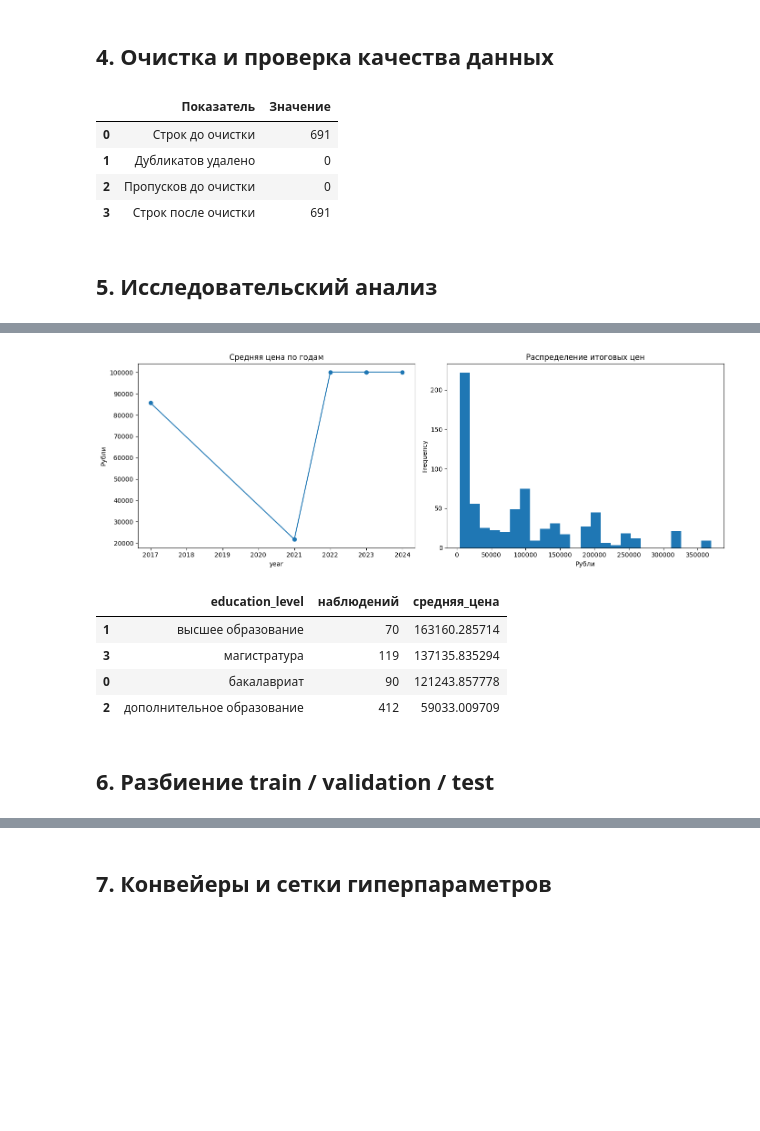
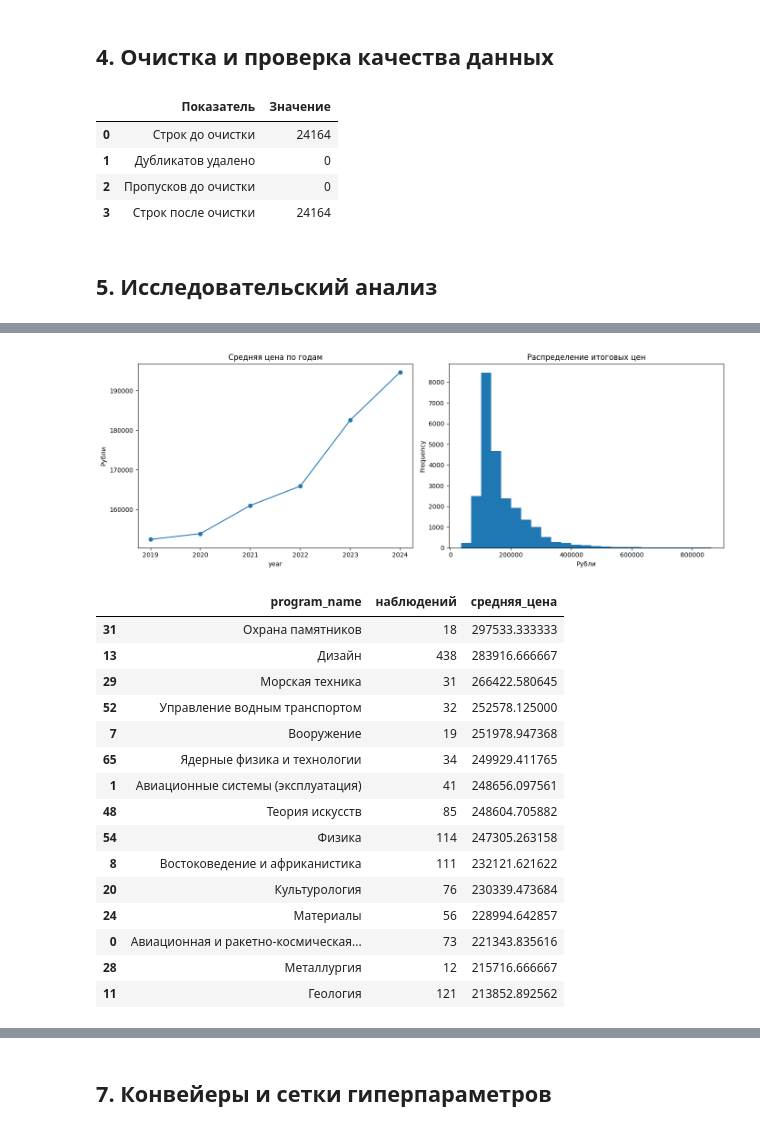
Before and after one commit to Kathrin-23/muiv_costs, a Jupyter notebook: ml/train_model.ipynb, the cells around one changed output, grey strips where cells are left out. Cells and saved outputs as stored; diff of their text form; code cells hidden in the pictures; blank space fills up the shorter version.

```diff
--- a/ml/train_model.ipynb
+++ b/ml/train_model.ipynb
@@ -98,12 +98,11 @@ URL набора: https://raw.githubusercontent.com/Kathrin-23/muiv_costs/main/d
 ## 4. Очистка и проверка качества данных
 # %%
 FEATURE_COLUMNS = [
-    "year", "region", "education_level", "program_name", "study_format",
-    "duration_months", "base_price", "competitor_price", "demand_index",
-    "salary_index", "advertising_spend", "discount_percent", "student_count",
+    "year", "organization", "program_name", "base_price", "competitor_price",
+    "student_count", "admission_score", "salary_index",
 ]
 TARGET_COLUMN = "final_price"
-CATEGORICAL_COLUMNS = ["region", "education_level", "program_name", "study_format"]
+CATEGORICAL_COLUMNS = ["organization", "program_name"]
 NUMERIC_COLUMNS = [column for column in FEATURE_COLUMNS if column not in CATEGORICAL_COLUMNS]
 REQUIRED_COLUMNS = FEATURE_COLUMNS + [TARGET_COLUMN]
 
@@ -130,10 +129,10 @@ display(quality)
 assert not clean.empty and clean.isna().sum().sum() == 0
 # %% [output]
 |  | Показатель | Значение |
-| 0 | Строк до очистки | 691 |
+| 0 | Строк до очистки | 24164 |
 | 1 | Дубликатов удалено | 0 |
 | 2 | Пропусков до очистки | 0 |
-| 3 | Строк после очистки | 691 |
+| 3 | Строк после очистки | 24164 |
 # %% [markdown]
 ## 5. Исследовательский анализ
 # %%
@@ -148,9 +147,10 @@ plt.tight_layout()
 plt.show()
 
 display(
-    clean.groupby("education_level", as_index=False)
+    clean.groupby("program_name", as_index=False)
     .agg(наблюдений=("final_price", "size"), средняя_цена=("final_price", "mean"))
     .sort_values("средняя_цена", ascending=False)
+    .head(15)
 )
 # %% [output]
 |  | count | unique | top | freq | mean | std | min | 25% | 50% | 75% | max |
@@ -171,8 +166,17 @@ display(
-[figure, old version]
+[figure, new version]
-|  | education_level | наблюдений | средняя_цена |
-| 1 | высшее образование | 70 | 163160.285714 |
-| 3 | магистратура | 119 | 137135.835294 |
-| 0 | бакалавриат | 90 | 121243.857778 |
-| 2 | дополнительное образование | 412 | 59033.009709 |
+|  | program_name | наблюдений | средняя_цена |
+| 31 | Охрана памятников | 18 | 297533.333333 |
+| 13 | Дизайн | 438 | 283916.666667 |
+| 29 | Морская техника | 31 | 266422.580645 |
+| 52 | Управление водным транспортом | 32 | 252578.125000 |
+| 7 | Вооружение | 19 | 251978.947368 |
+| 65 | Ядерные физика и технологии | 34 | 249929.411765 |
+| 1 | Авиационные системы (эксплуатация) | 41 | 248656.097561 |
+| 48 | Теория искусств | 85 | 248604.705882 |
+| 54 | Физика | 114 | 247305.263158 |
+| 8 | Востоковедение и африканистика | 111 | 232121.621622 |
+| 20 | Культурология | 76 | 230339.473684 |
+| 24 | Материалы | 56 | 228994.642857 |
+| 0 | Авиационная и ракетно-космическая... | 73 | 221343.835616 |
+| 28 | Металлургия | 12 | 215716.666667 |
+| 11 | Геология | 121 | 213852.892562 |
-# %% [markdown]
-## 6. Разбиение train / validation / test
```
Also changed, not shown: parts of 11 cells of this notebook, 30 other files.
